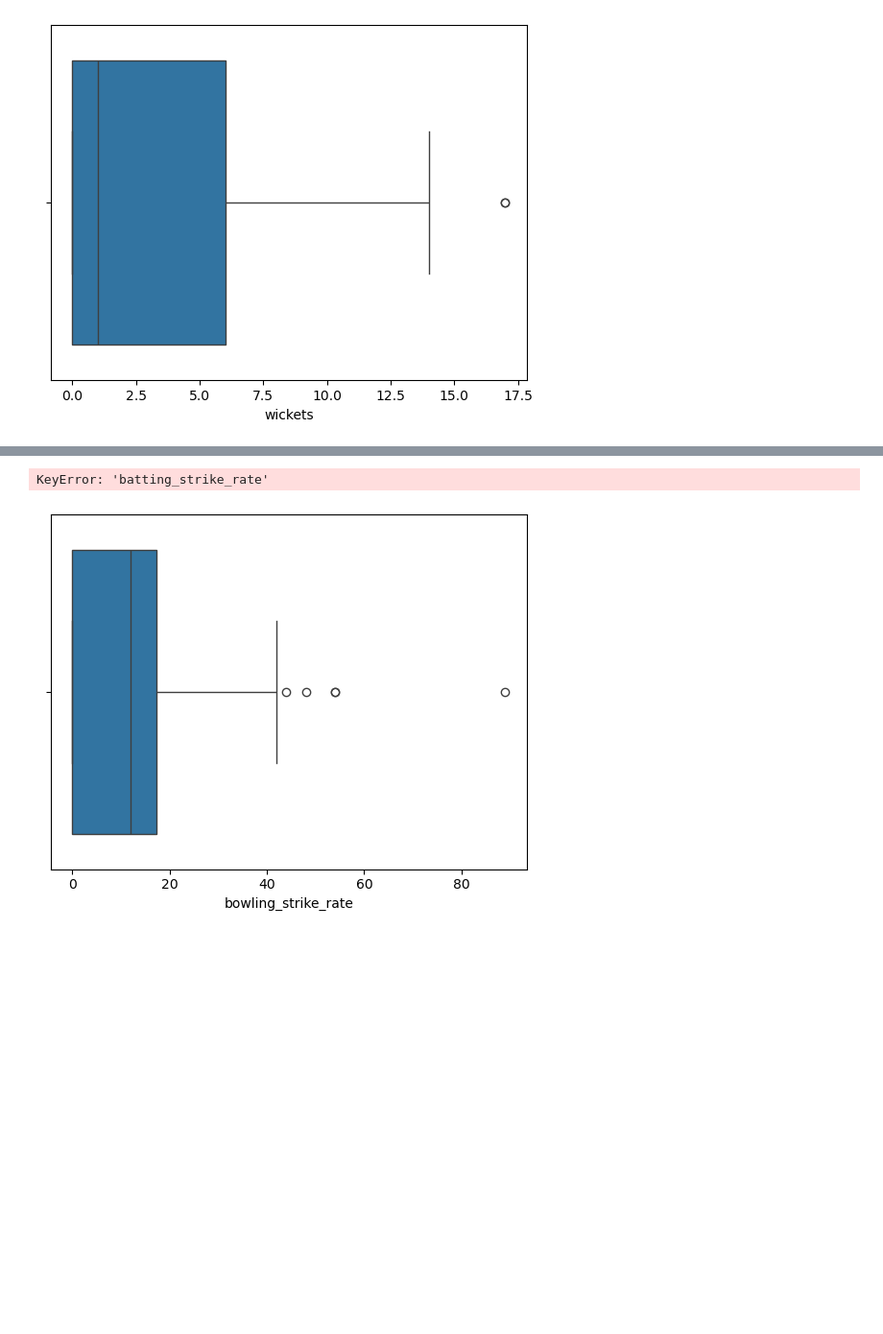
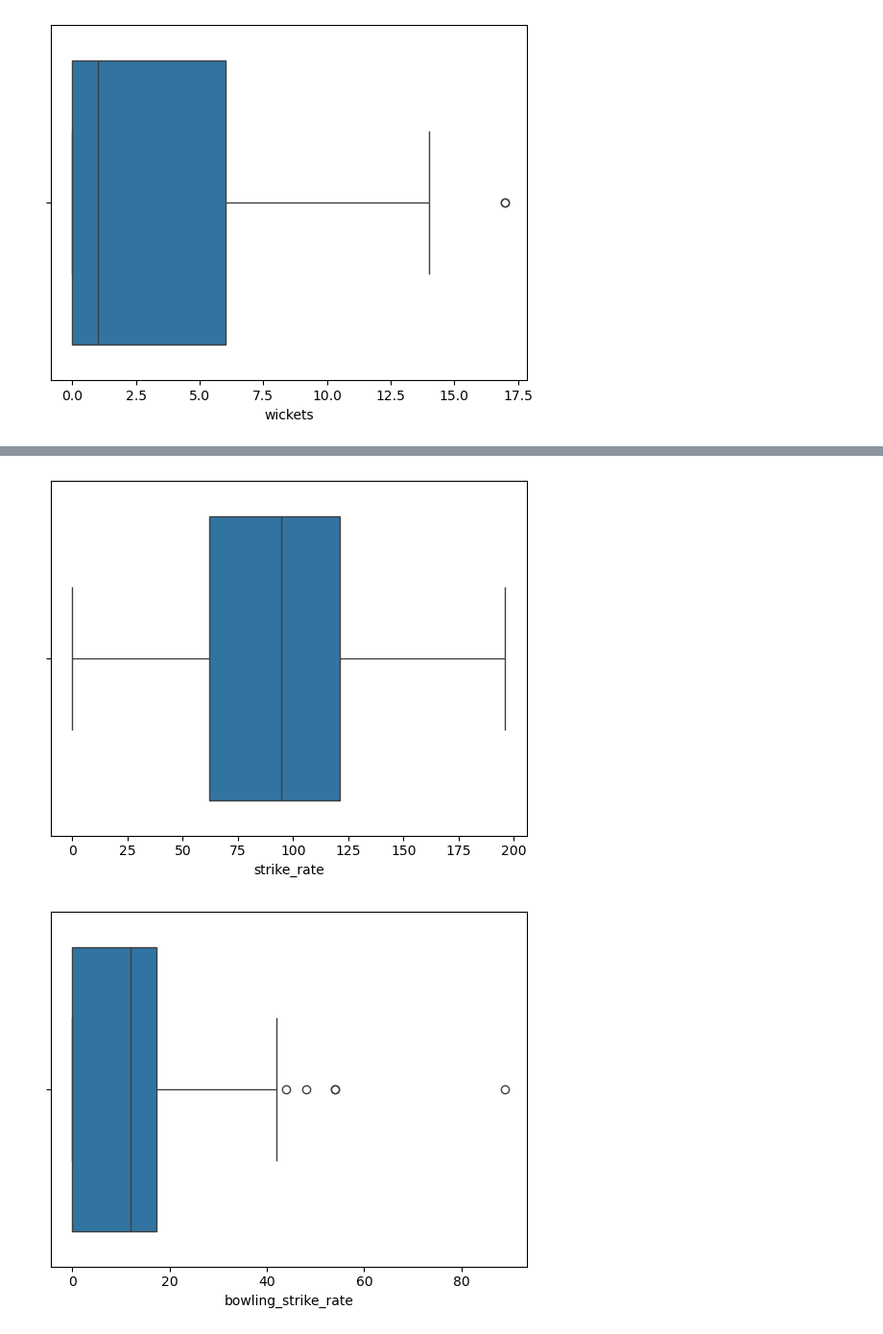
Before and after one commit to mohittharu/NPL-Auction-System-, a Jupyter notebook: notebooks/01_npl-EDA.ipynb, the cells around one changed output, grey strips where cells are left out. Shown at 96% size. Drawn from its saved outputs; the diff is of its cells as text; code cells hidden in the pictures; blank space fills up the shorter version.

```diff
--- a/notebooks/01_npl-EDA.ipynb
+++ b/notebooks/01_npl-EDA.ipynb
@@ -728,9 +743,9 @@ plt.show()
 # %%
 # for strike rates
-sns.boxplot(x=df["batting_strike_rate"])
+sns.boxplot(x=df["strike_rate"])
 plt.show()
 # %% [output]
-KeyError: 'batting_strike_rate'
+[figure, added]
 # %%
 sns.boxplot(x=df["bowling_strike_rate"])
 plt.show()
```
Also changed, not shown: parts of 1 cell of this notebook.
